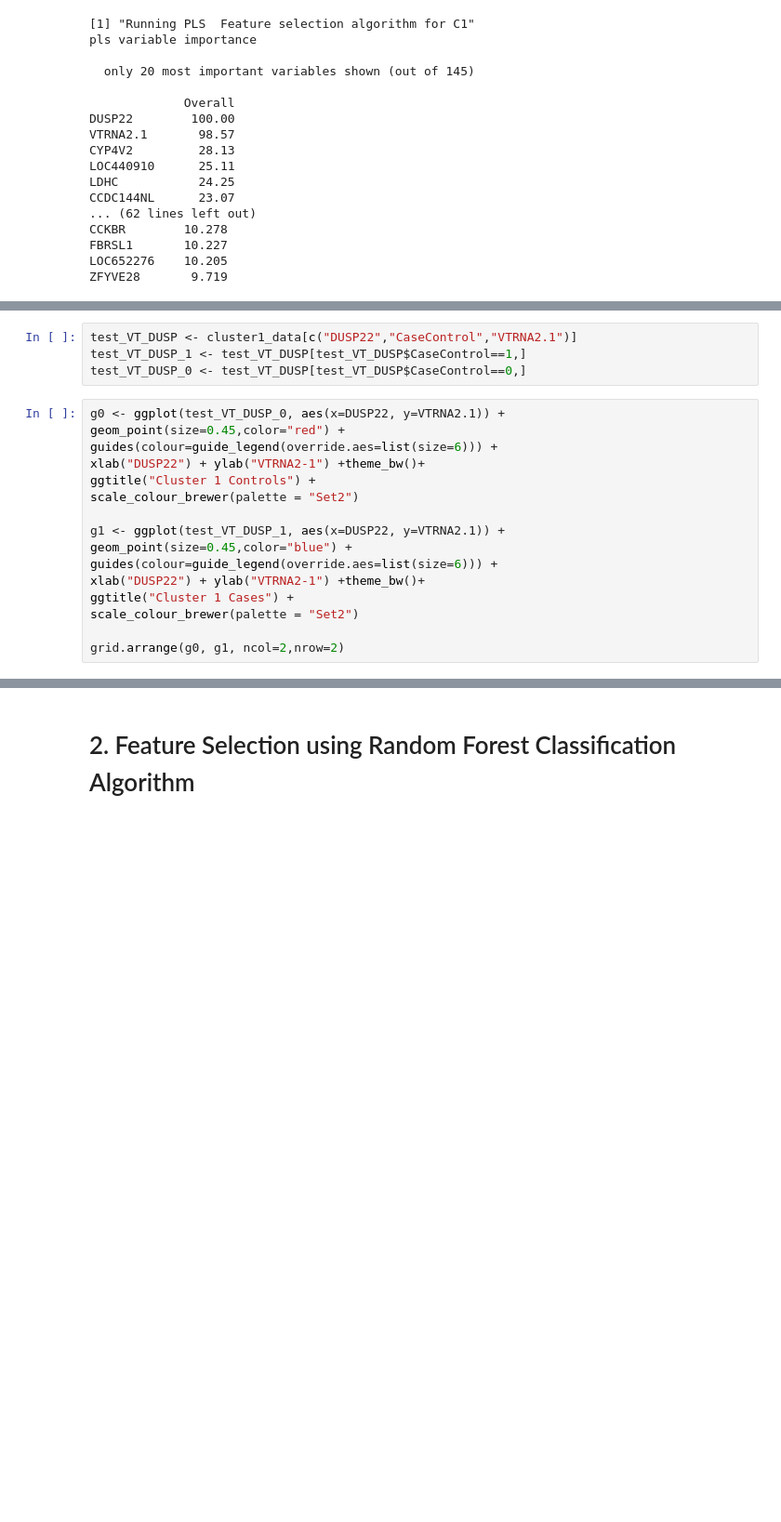
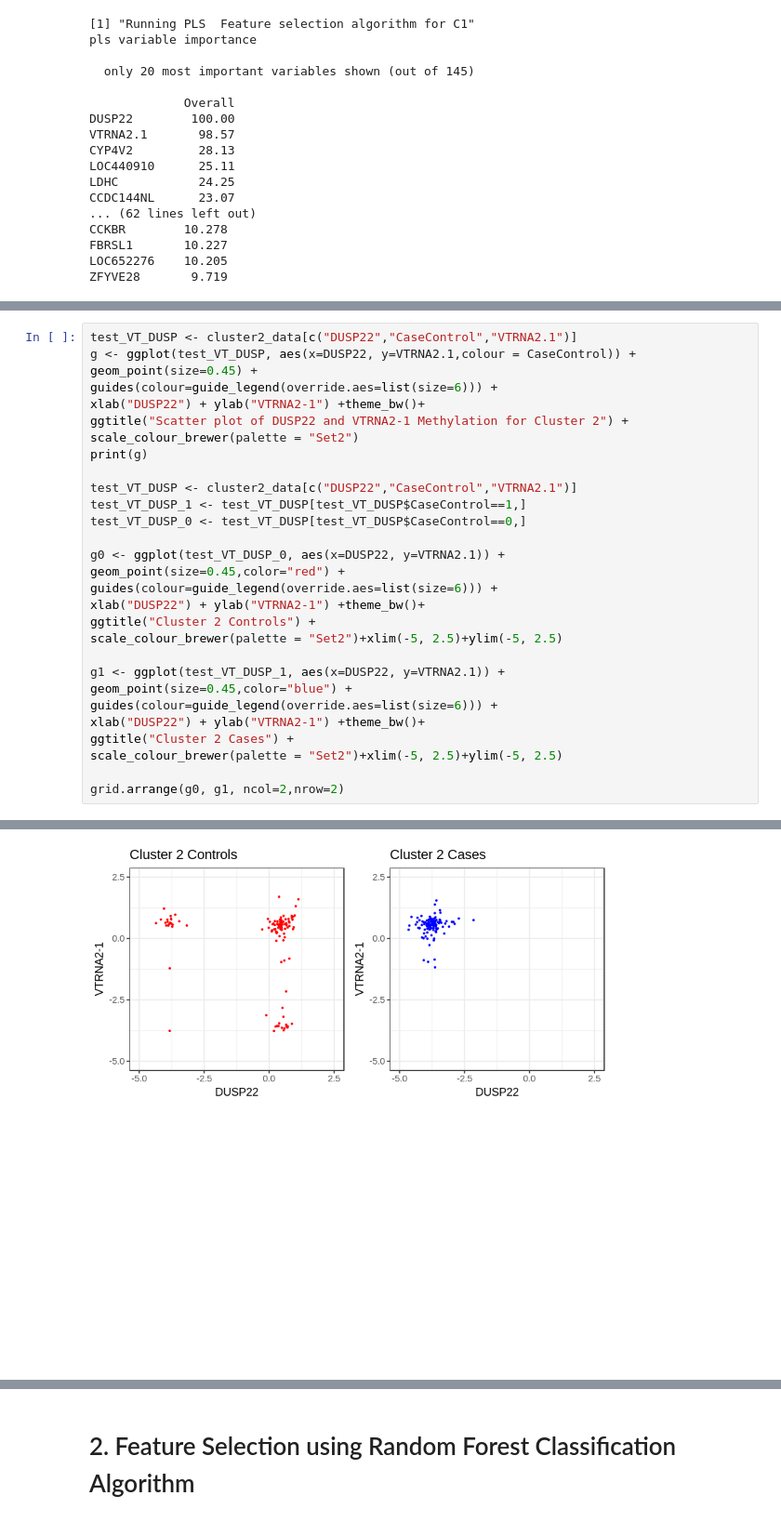
Before and after one commit to computational-epigenetics-section/MCCS_ESS_Cancer, a Jupyter notebook: Exploratory Analysis for Prostate Cancer and Machine Learning based Feature Selection.ipynb, the cells around one changed output, grey strips where cells are left out. Shown at 93% size. Cells and saved outputs as stored; diff of their text form; blank space fills up the shorter version.

```diff
--- a/Exploratory Analysis for Prostate Cancer and Machine Learning based Feature Selection.ipynb
+++ b/Exploratory Analysis for Prostate Cancer and Machine Learning based Feature Selection.ipynb
@@ -190,21 +211,30 @@ print(g)
-# %%
-test_VT_DUSP <- cluster1_data[c("DUSP22","CaseControl","VTRNA2.1")]
-test_VT_DUSP_1 <- test_VT_DUSP[test_VT_DUSP$CaseControl==1,]
-test_VT_DUSP_0 <- test_VT_DUSP[test_VT_DUSP$CaseControl==0,]
 # %%
+test_VT_DUSP <- cluster2_data[c("DUSP22","CaseControl","VTRNA2.1")]
+g <- ggplot(test_VT_DUSP, aes(x=DUSP22, y=VTRNA2.1,colour = CaseControl)) +
+geom_point(size=0.45) +
+guides(colour=guide_legend(override.aes=list(size=6))) +
+xlab("DUSP22") + ylab("VTRNA2-1") +theme_bw()+
+ggtitle("Scatter plot of DUSP22 and VTRNA2-1 Methylation for Cluster 2") +
+scale_colour_brewer(palette = "Set2")
+print(g)
+
+test_VT_DUSP <- cluster2_data[c("DUSP22","CaseControl","VTRNA2.1")]
+test_VT_DUSP_1 <- test_VT_DUSP[test_VT_DUSP$CaseControl==1,]
+test_VT_DUSP_0 <- test_VT_DUSP[test_VT_DUSP$CaseControl==0,]
+
 g0 <- ggplot(test_VT_DUSP_0, aes(x=DUSP22, y=VTRNA2.1)) +
 geom_point(size=0.45,color="red") +
 guides(colour=guide_legend(override.aes=list(size=6))) +
 xlab("DUSP22") + ylab("VTRNA2-1") +theme_bw()+
-ggtitle("Cluster 1 Controls") +
-scale_colour_brewer(palette = "Set2")
+ggtitle("Cluster 2 Controls") +
+scale_colour_brewer(palette = "Set2")+xlim(-5, 2.5)+ylim(-5, 2.5)
 
 g1 <- ggplot(test_VT_DUSP_1, aes(x=DUSP22, y=VTRNA2.1)) +
 geom_point(size=0.45,color="blue") +
 guides(colour=guide_legend(override.aes=list(size=6))) +
 xlab("DUSP22") + ylab("VTRNA2-1") +theme_bw()+
-ggtitle("Cluster 1 Cases") +
-scale_colour_brewer(palette = "Set2")
+ggtitle("Cluster 2 Cases") +
+scale_colour_brewer(palette = "Set2")+xlim(-5, 2.5)+ylim(-5, 2.5)
 
 grid.arrange(g0, g1, ncol=2,nrow=2)
 # %% [output]
@@ -211,0 +242 @@ grid.arrange(g0, g1, ncol=2,nrow=2)
+[figure, added]
```
Also changed, not shown: parts of 12 cells of this notebook.
